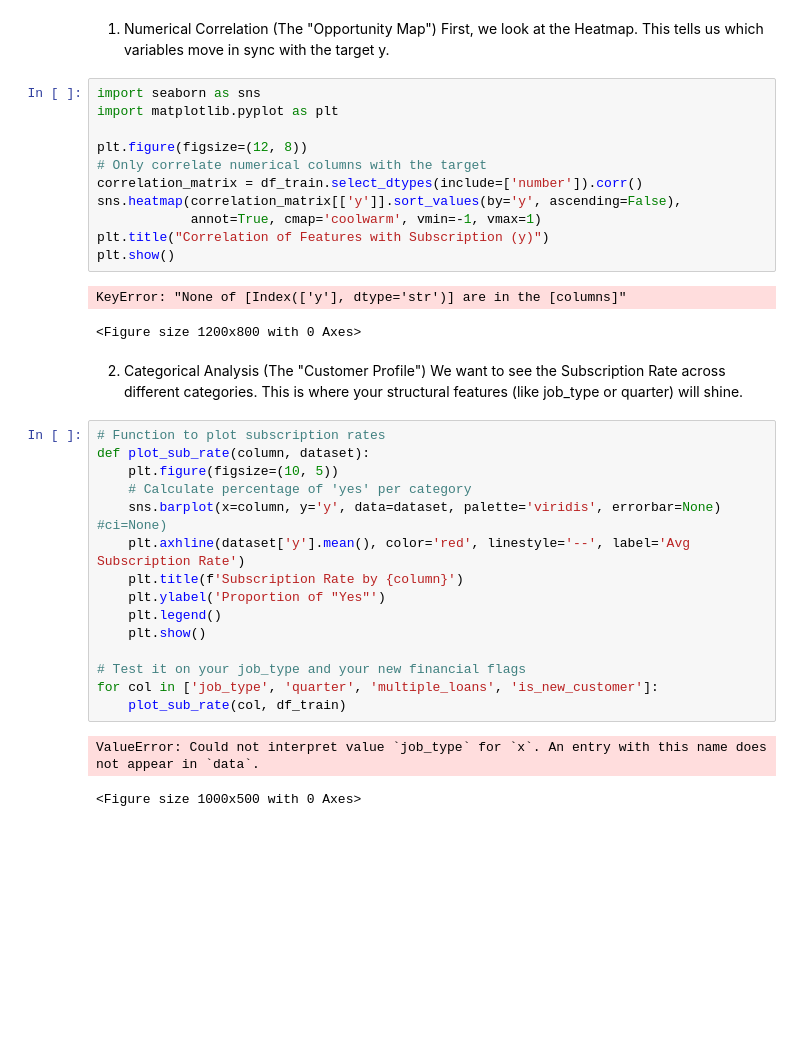
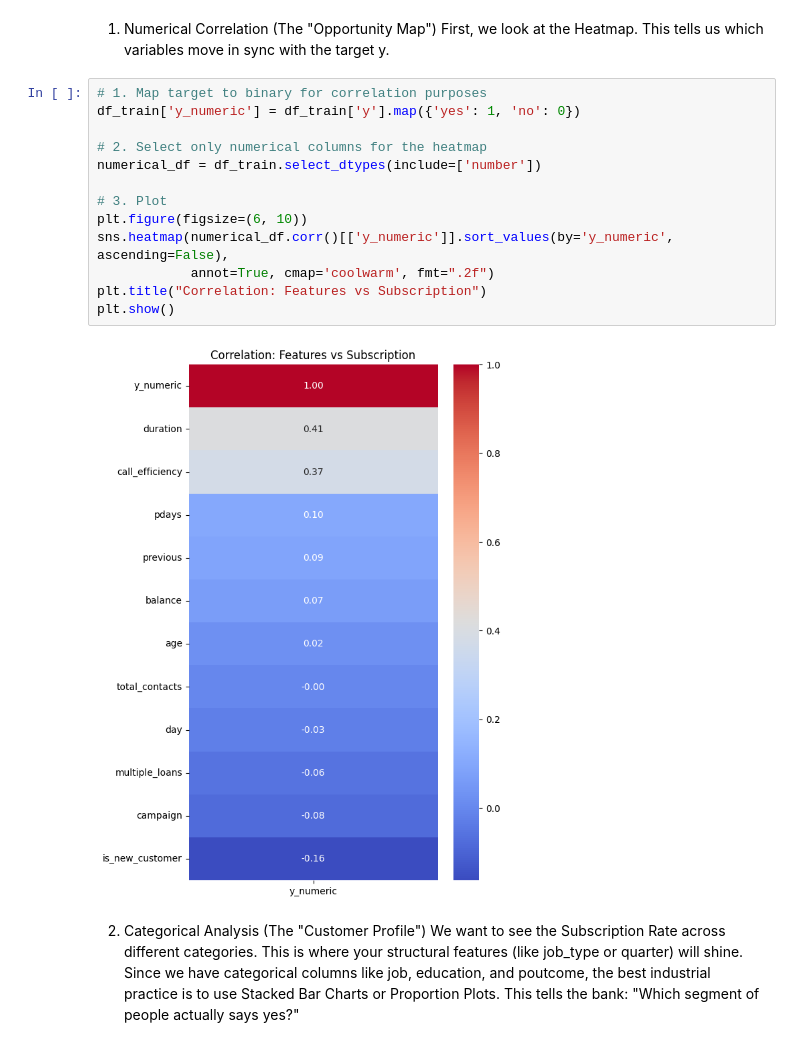
Before and after one commit to Jal247/bank-subscription-propensity-model, a Jupyter notebook: notebooks/data_splitting_Deep Cleaning_Detail_EDA_and_feature_engg.ipynb, the cells around one changed output. Saved outputs shown, nothing was run; the diff lists cells and outputs as text; blank space fills up the shorter version.

Commit message:
train test data

```diff
--- a/notebooks/data_splitting_Deep Cleaning_Detail_EDA_and_feature_engg.ipynb
+++ b/notebooks/data_splitting_Deep Cleaning_Detail_EDA_and_feature_engg.ipynb
@@ -328,38 +328,22 @@ Here is the industrial suite of Bivariate EDA, focusing on your engineered featu
 # %% [markdown]
 1. Numerical Correlation (The "Opportunity Map")
 First, we look at the Heatmap. This tells us which variables move in sync with the target y.
-# %%
-import seaborn as sns
-import matplotlib.pyplot as plt
-
-plt.figure(figsize=(12, 8))
-# Only correlate numerical columns with the target
-correlation_matrix = df_train.select_dtypes(include=['number']).corr()
-sns.heatmap(correlation_matrix[['y']].sort_values(by='y', ascending=False),
-            annot=True, cmap='coolwarm', vmin=-1, vmax=1)
-plt.title("Correlation of Features with Subscription (y)")
-plt.show()
-# %% [output]
-KeyError: "None of [Index(['y'], dtype='str')] are in the [columns]"
-<Figure size 1200x800 with 0 Axes>
+# %%
+# 1. Map target to binary for correlation purposes
+df_train['y_numeric'] = df_train['y'].map({'yes': 1, 'no': 0})
+
+# 2. Select only numerical columns for the heatmap
+numerical_df = df_train.select_dtypes(include=['number'])
+
+# 3. Plot
+plt.figure(figsize=(6, 10))
+sns.heatmap(numerical_df.corr()[['y_numeric']].sort_values(by='y_numeric', ascending=False),
+            annot=True, cmap='coolwarm', fmt=".2f")
+plt.title("Correlation: Features vs Subscription")
+plt.show()
+# %% [output]
+[figure, added]
 # %% [markdown]
 2. Categorical Analysis (The "Customer Profile")
 We want to see the Subscription Rate across different categories. This is where your structural features (like job_type or quarter) will shine.
+Since we have categorical columns like job, education, and poutcome, the best industrial practice is to use Stacked Bar Charts or Proportion Plots. This tells the bank: "Which segment of people actually says yes?"
-# %%
-# Function to plot subscription rates
-def plot_sub_rate(column, dataset):
-    plt.figure(figsize=(10, 5))
-    # Calculate percentage of 'yes' per category
-    sns.barplot(x=column, y='y', data=dataset, palette='viridis', errorbar=None) #ci=None)
-    plt.axhline(dataset['y'].mean(), color='red', linestyle='--', label='Avg Subscription Rate')
-    plt.title(f'Subscription Rate by {column}')
-    plt.ylabel('Proportion of "Yes"')
-    plt.legend()
-    plt.show()
-
-# Test it on your job_type and your new financial flags
-for col in ['job_type', 'quarter', 'multiple_loans', 'is_new_customer']:
-    plot_sub_rate(col, df_train)
-# %% [output]
-ValueError: Could not interpret value `job_type` for `x`. An entry with this name does not appear in `data`.
-<Figure size 1000x500 with 0 Axes>
```
Also changed, not shown: parts of 16 cells of this notebook, 2 other files.
